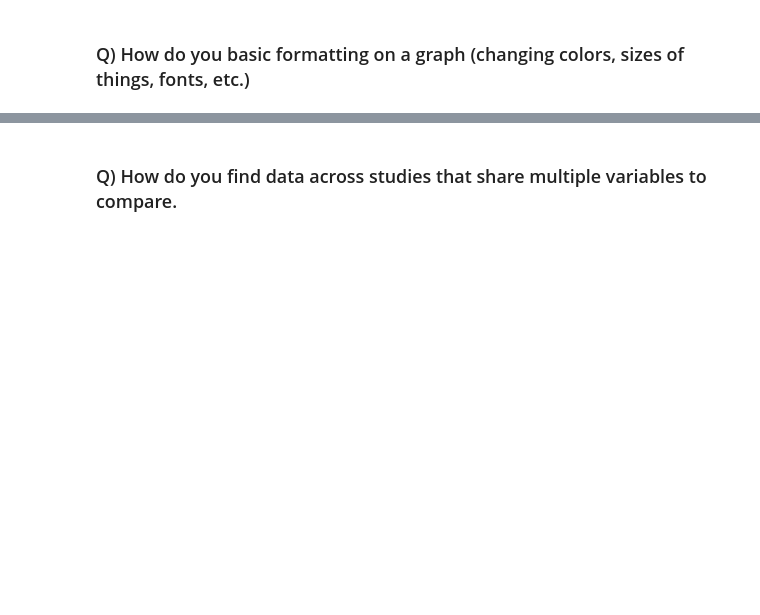
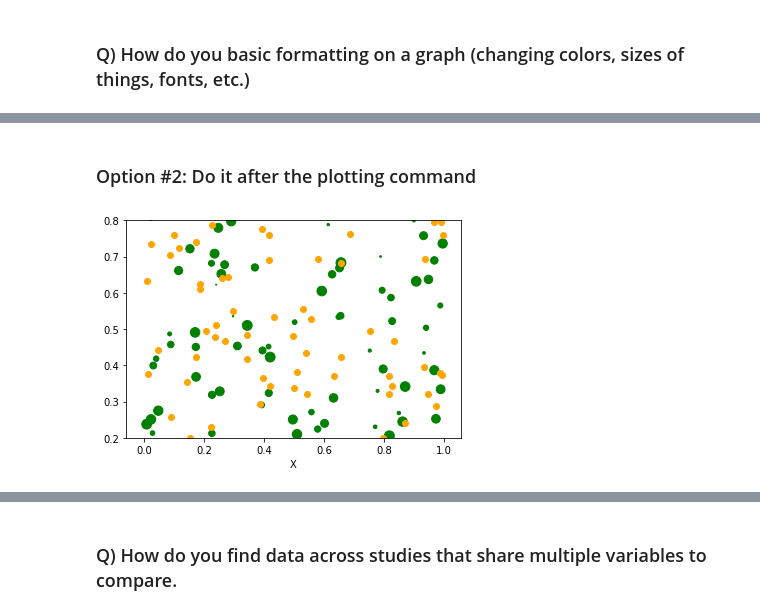
Before and after one commit to rgerkin/dacn-lectures, a Jupyter notebook: student-topics.ipynb, the cells around one changed output, grey strips where cells are left out. Cells and saved outputs as stored; diff of their text form; code cells hidden in the pictures; blank space fills up the shorter version.

```diff
--- a/student-topics.ipynb
+++ b/student-topics.ipynb
@@ -389,0 +633,12 @@ plt.scatter(df_new['L']['X'],df_new['L']['Y'],s=250,c=df_new.index);
+# %% [markdown]
+### Option #2: Do it after the plotting command
+# %%
+s1 = plt.scatter(X,Y1)
+s2 = plt.scatter(X,Y2)
+s1.set_color('green')
+s2.set_color('orange')
+s1.set_sizes(range(100))
+plt.xlabel('X')
+plt.ylim(0.2,0.8);
+# %% [output]
+[figure, added]
```
Also changed, not shown: parts of 84 cells of this notebook.
